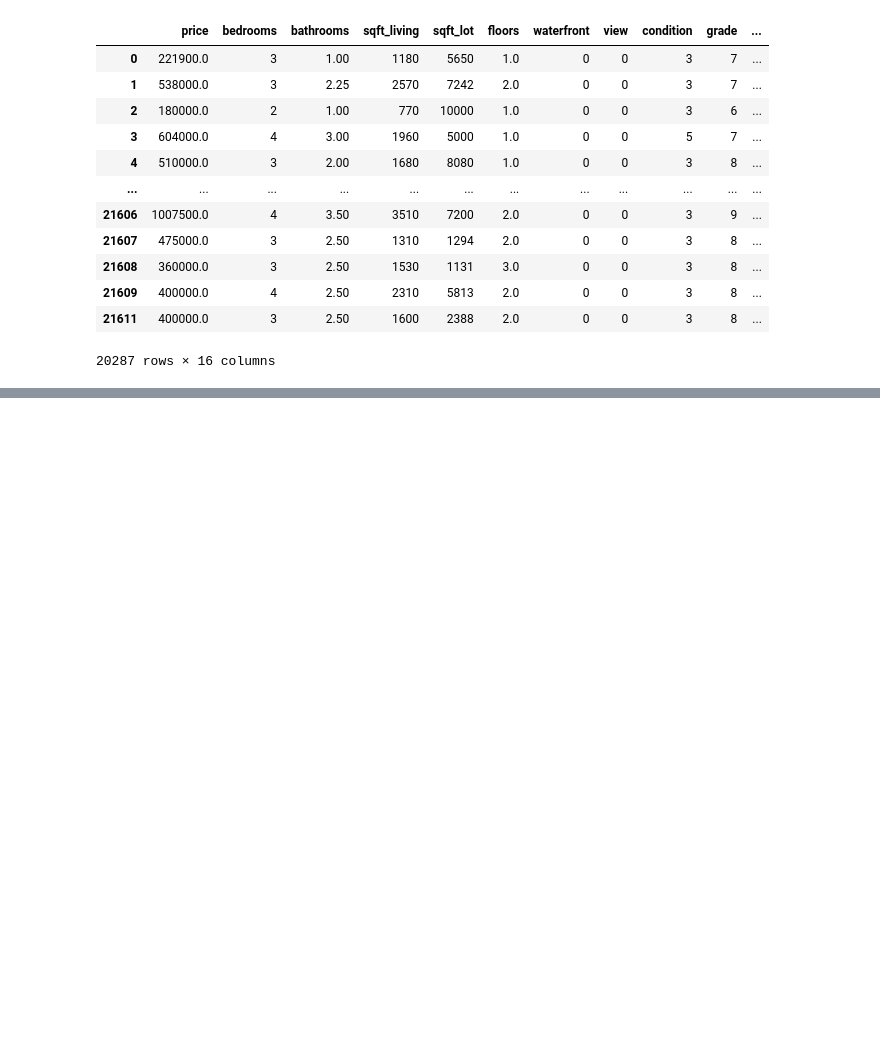
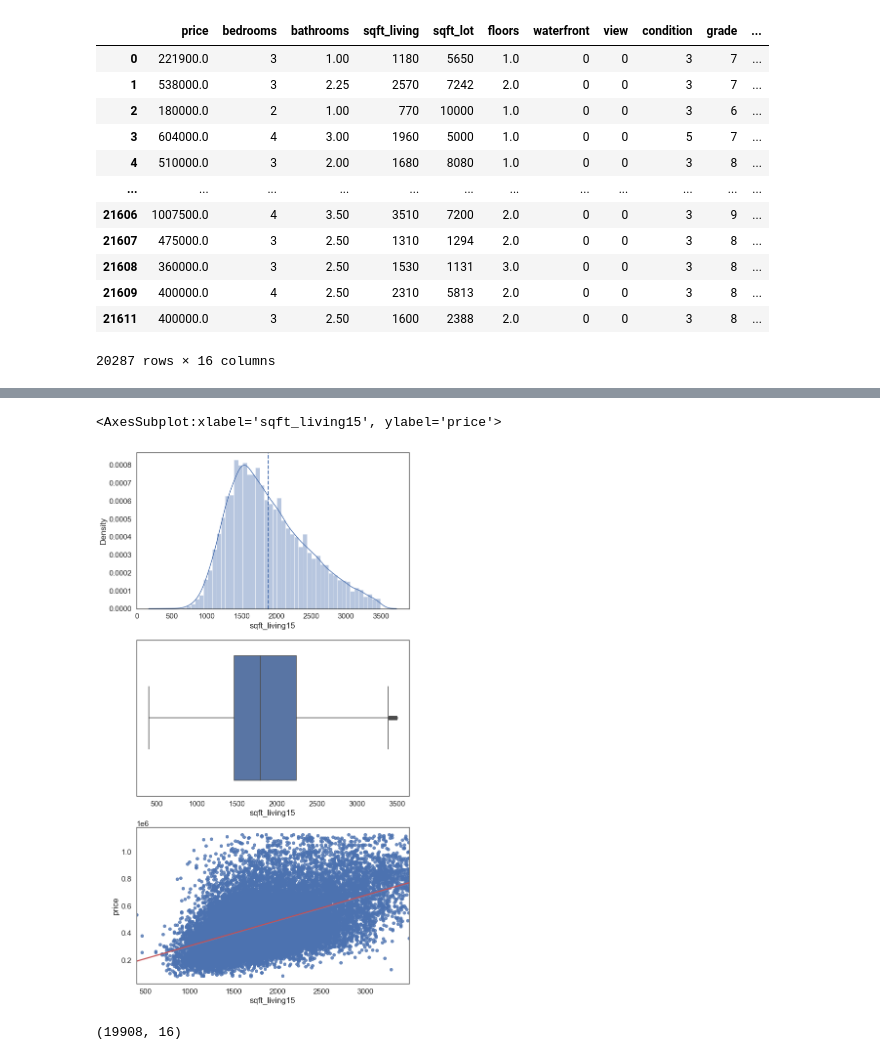
Before and after one commit to DK-Hieu/House_price_prediction, a Jupyter notebook: ver_4_kc_house/house_pridect_ver4.ipynb, the cells around one changed output, grey strips where cells are left out. Drawn from its saved outputs; the diff is of its cells as text; code cells hidden in the pictures; blank space fills up the shorter version.

```diff
--- a/ver_4_kc_house/house_pridect_ver4.ipynb
+++ b/ver_4_kc_house/house_pridect_ver4.ipynb
@@ -492,0 +521,15 @@ p_house
+# %%
+fig, ((ax1), (ax2),(ax3)) = plt.subplots(nrows=3, ncols=1, figsize=(10,20))
+
+sns.distplot(p_house['sqft_living15'], ax=ax1)
+ax1.axvline(x=p_house['sqft_living15'].mean(), linestyle='--', linewidth=2)
+
+sns.boxplot(p_house['sqft_living15'], orient='h',ax=ax2)
+sns.regplot(x='sqft_living15', y='price', data=p_house,line_kws={"color":"r"}, ax=ax3)
+# %% [output]
+<AxesSubplot:xlabel='sqft_living15', ylabel='price'>
+[figure, added]
+# %%
+p_house.shape
+# %% [output]
+(19908, 16)
```
Also changed, not shown: parts of 20 cells of this notebook, 2 other files.
